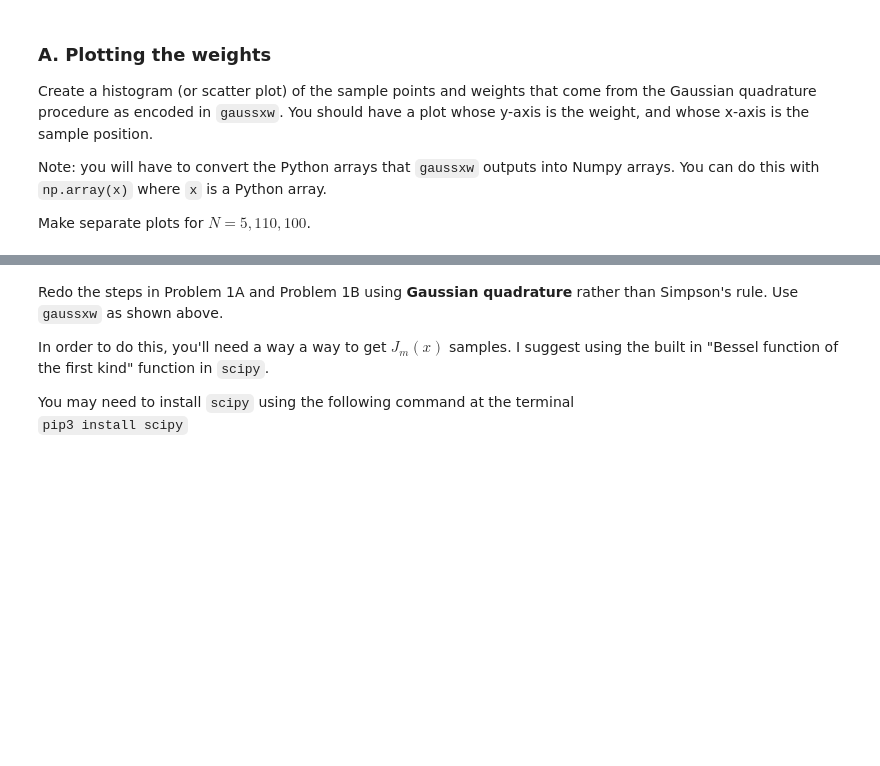
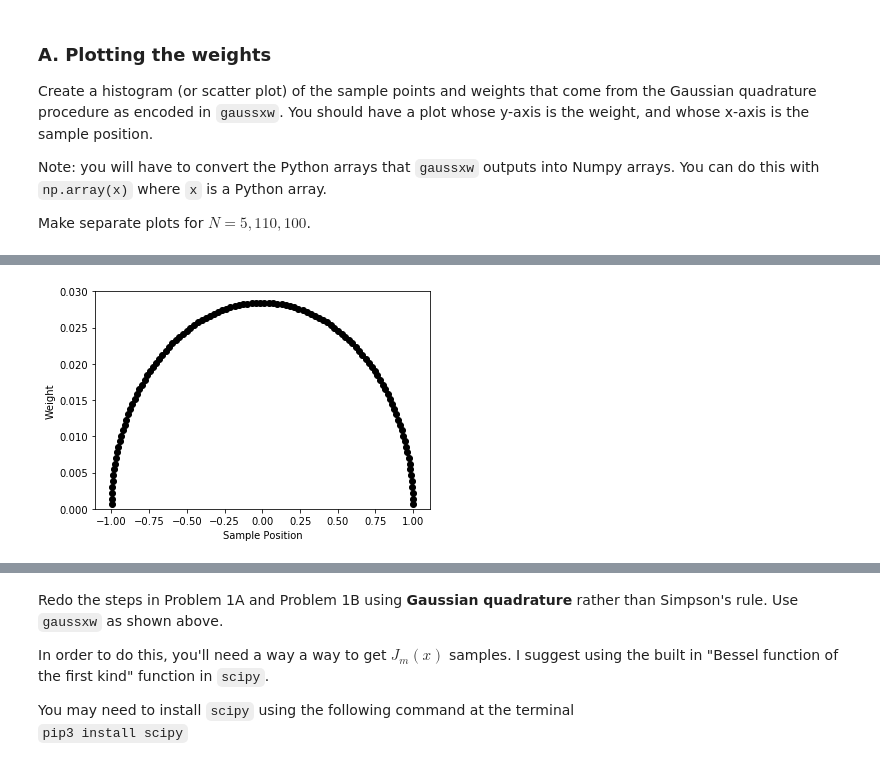
Before and after one commit to TWaddleton/Homework02, a Jupyter notebook: Homework_02.ipynb, the cells around one changed output, grey strips where cells are left out. Saved outputs shown, nothing was run; the diff lists cells and outputs as text; code cells hidden in the pictures; blank space fills up the shorter version.

```diff
--- a/Homework_02.ipynb
+++ b/Homework_02.ipynb
@@ -365,0 +375,14 @@ Make separate plots for $N = 5, 110, 100$.
+# %%
+N = 110
+x,w = gaussxw(N)
+
+xnp = np.array(x)
+wnp = np.array(w)
+
+plt.scatter(x, w, color='black')
+plt.xlabel('Sample Position')
+plt.ylabel('Weight')
+plt.ylim(0,0.03)
+plt.show()
+# %% [output]
+[figure, added]
```
Also changed, not shown: parts of 11 cells of this notebook.
